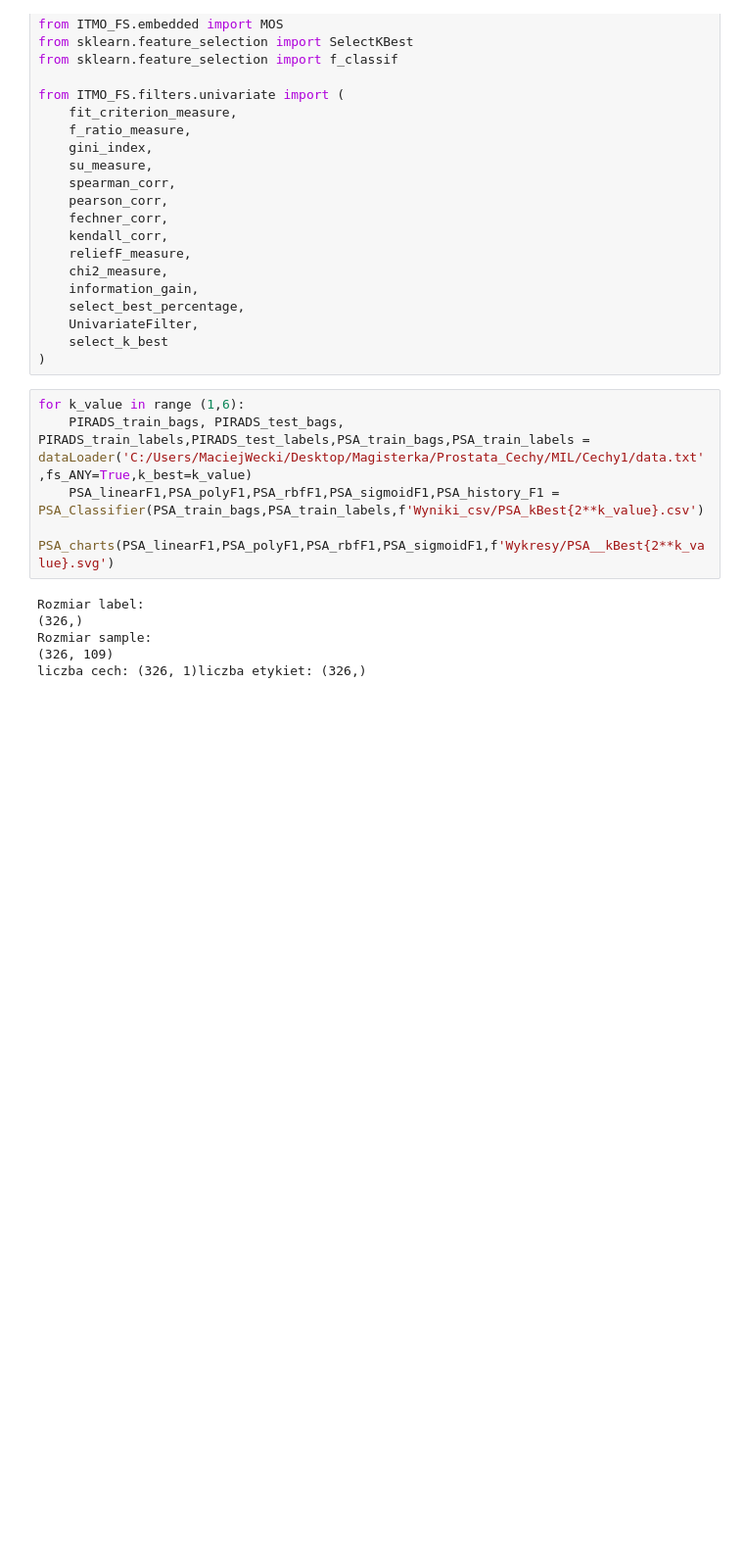
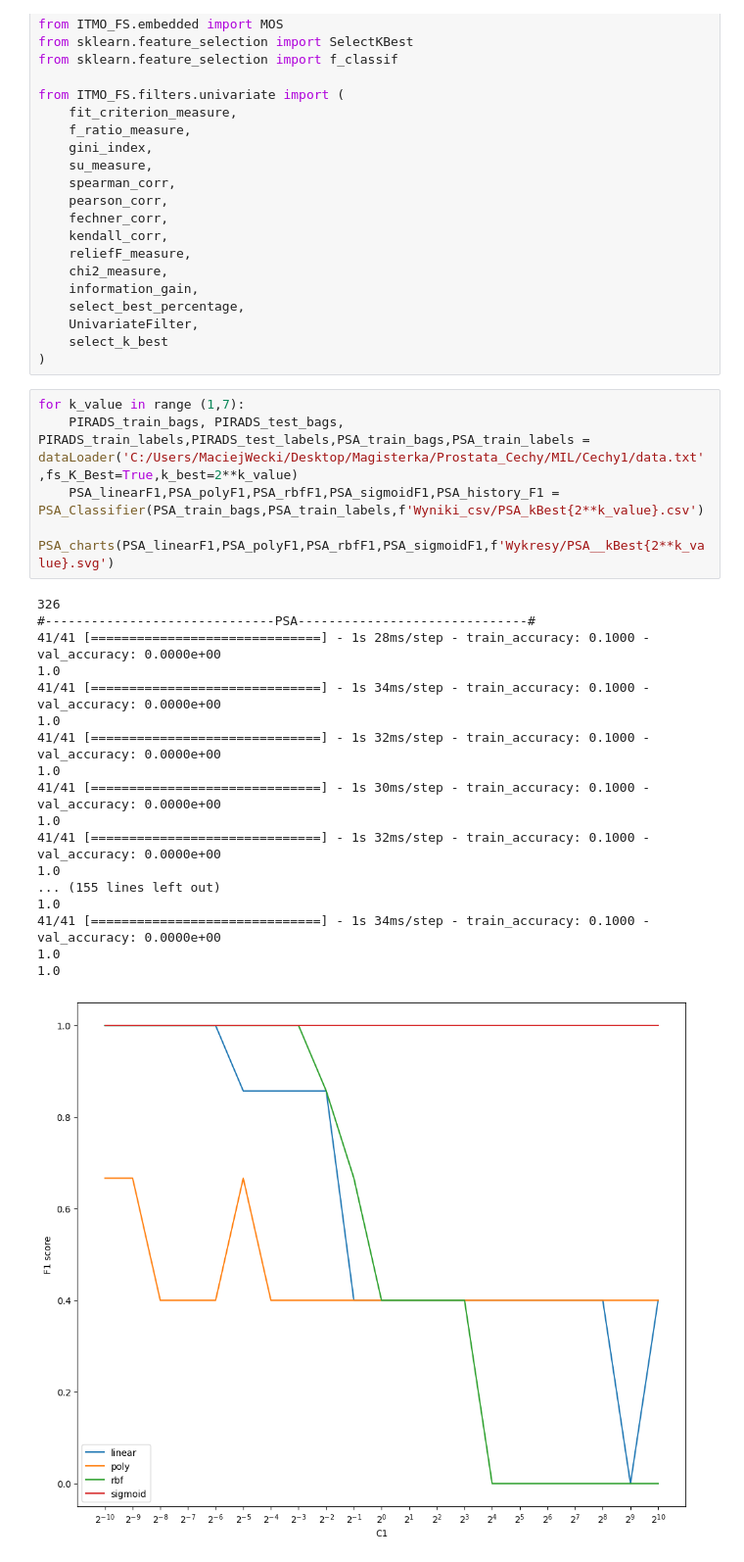
Before and after one commit to MavekGit/Feature_Classification, a Jupyter notebook: Klasyfikacja.ipynb, the cells around one changed output. Shown at 98% size. Saved outputs shown, nothing was run; the diff lists cells and outputs as text; blank space fills up the shorter version.

Commit message:
k_best PSA PIRADS

```diff
--- a/Klasyfikacja.ipynb
+++ b/Klasyfikacja.ipynb
@@ -107,13 +99,26 @@ from ITMO_FS.filters.univariate import (
     select_k_best
 )
 # %%
-for k_value in range (1,6):
-    PIRADS_train_bags, PIRADS_test_bags, PIRADS_train_labels,PIRADS_test_labels,PSA_train_bags,PSA_train_labels = dataLoader('C:/Users/MaciejWecki/Desktop/Magisterka/Prostata_Cechy/MIL/Cechy1/data.txt',fs_ANY=True,k_best=k_value)
+for k_value in range (1,7):
+    PIRADS_train_bags, PIRADS_test_bags, PIRADS_train_labels,PIRADS_test_labels,PSA_train_bags,PSA_train_labels = dataLoader('C:/Users/MaciejWecki/Desktop/Magisterka/Prostata_Cechy/MIL/Cechy1/data.txt',fs_K_Best=True,k_best=2**k_value)
     PSA_linearF1,PSA_polyF1,PSA_rbfF1,PSA_sigmoidF1,PSA_history_F1 = PSA_Classifier(PSA_train_bags,PSA_train_labels,f'Wyniki_csv/PSA_kBest{2**k_value}.csv')
     PSA_charts(PSA_linearF1,PSA_polyF1,PSA_rbfF1,PSA_sigmoidF1,f'Wykresy/PSA__kBest{2**k_value}.svg')
 # %% [output]
-Rozmiar label:
-(326,)
-Rozmiar sample:
-(326, 109)
-liczba cech: (326, 1)liczba etykiet: (326,)
+326
+#------------------------------PSA------------------------------#
+41/41 [==============================] - 1s 28ms/step - train_accuracy: 0.1000 - val_accuracy: 0.0000e+00
+1.0
+41/41 [==============================] - 1s 34ms/step - train_accuracy: 0.1000 - val_accuracy: 0.0000e+00
+1.0
+41/41 [==============================] - 1s 32ms/step - train_accuracy: 0.1000 - val_accuracy: 0.0000e+00
+1.0
+41/41 [==============================] - 1s 30ms/step - train_accuracy: 0.1000 - val_accuracy: 0.0000e+00
+1.0
+41/41 [==============================] - 1s 32ms/step - train_accuracy: 0.1000 - val_accuracy: 0.0000e+00
+1.0
+... (155 lines left out)
+1.0
+41/41 [==============================] - 1s 34ms/step - train_accuracy: 0.1000 - val_accuracy: 0.0000e+00
+1.0
+1.0
+[figure, added]
```
Also changed, not shown: parts of 11 cells of this notebook, 17 other files.
